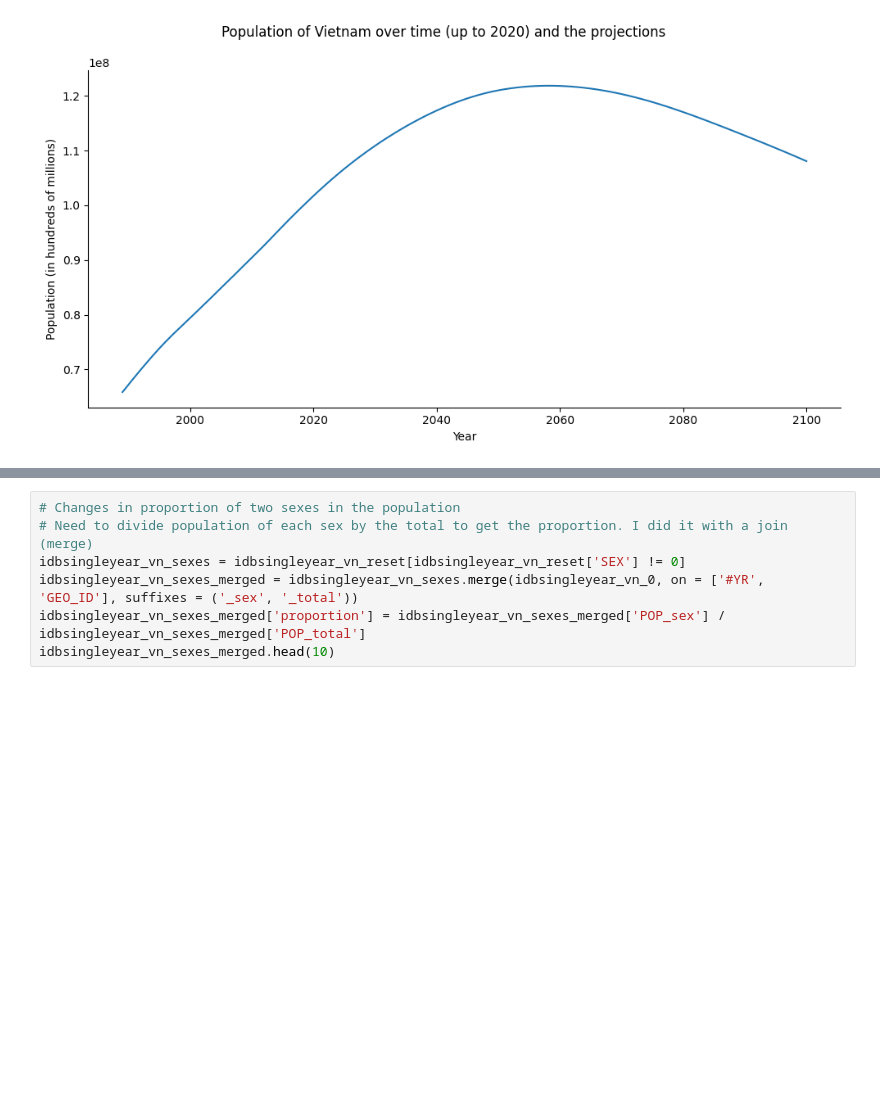
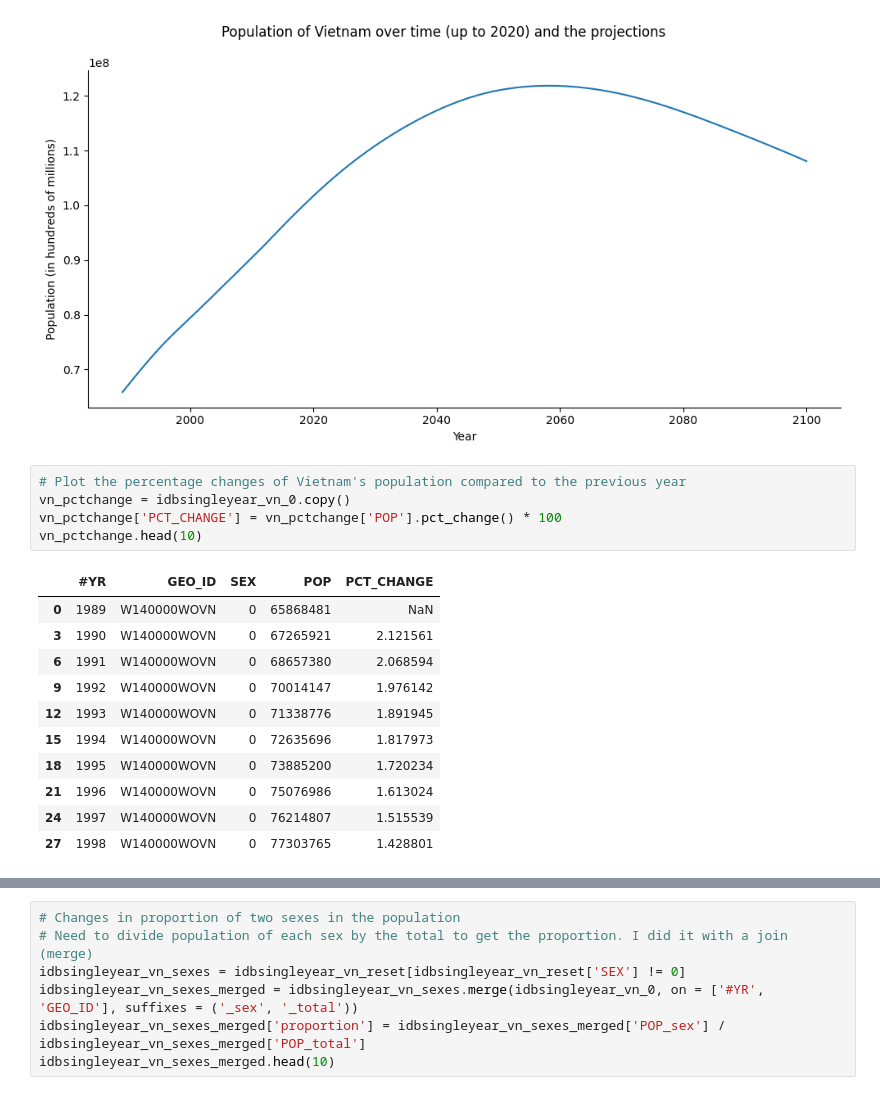
Before and after one commit to thaianle/international-database, a Jupyter notebook: idbsingleyear-python.ipynb, the cells around one changed output, grey strips where cells are left out. Drawn from its saved outputs; the diff is of its cells as text; blank space fills up the shorter version.

```diff
--- a/idbsingleyear-python.ipynb
+++ b/idbsingleyear-python.ipynb
@@ -210,3 +212,20 @@ vn_pop.fig.suptitle('Population of Vietnam over time (up to 2020) and the projec
 # %% [output]
 Text(0.5, 1.05, 'Population of Vietnam over time (up to 2020) and the projections')
 [figure]
+# %%
+# Plot the percentage changes of Vietnam's population compared to the previous year
+vn_pctchange = idbsingleyear_vn_0.copy()
+vn_pctchange['PCT_CHANGE'] = vn_pctchange['POP'].pct_change() * 100
+vn_pctchange.head(10)
+# %% [output]
+|  | #YR | GEO_ID | SEX | POP | PCT_CHANGE |
+| 0 | 1989 | W140000WOVN | 0 | 65868481 | NaN |
+| 3 | 1990 | W140000WOVN | 0 | 67265921 | 2.121561 |
+| 6 | 1991 | W140000WOVN | 0 | 68657380 | 2.068594 |
+| 9 | 1992 | W140000WOVN | 0 | 70014147 | 1.976142 |
+| 12 | 1993 | W140000WOVN | 0 | 71338776 | 1.891945 |
+| 15 | 1994 | W140000WOVN | 0 | 72635696 | 1.817973 |
+| 18 | 1995 | W140000WOVN | 0 | 73885200 | 1.720234 |
+| 21 | 1996 | W140000WOVN | 0 | 75076986 | 1.613024 |
+| 24 | 1997 | W140000WOVN | 0 | 76214807 | 1.515539 |
+| 27 | 1998 | W140000WOVN | 0 | 77303765 | 1.428801 |
```
Also changed, not shown: parts of 8 cells of this notebook, 1 other file.
